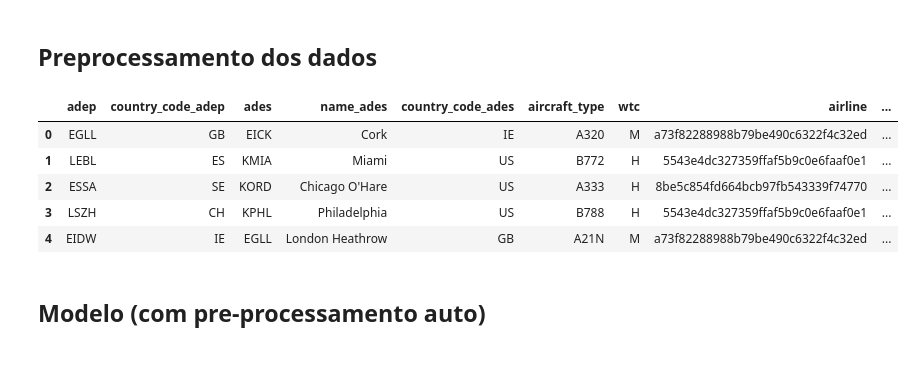
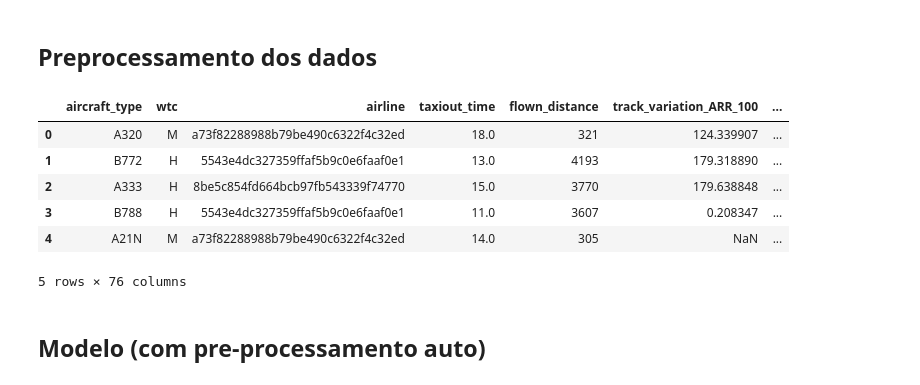
Before and after one commit to PRC-Data-Challenge-2024/team_tiny_rainbow, a Jupyter notebook: mlp.ipynb, the cells around one changed output. Saved outputs shown, nothing was run; the diff lists cells and outputs as text; code cells hidden in the pictures.

```diff
--- a/mlp.ipynb
+++ b/mlp.ipynb
@@ -3,28 +4,45 @@ from fastai.tabular.all import *
 # %% [markdown]
 ## Preprocessamento dos dados
 # %%
-def load(file_path):
-  df = pd.read_csv(file_path)
-  m, s = df['tow'].mean(), df['tow'].std()
-  df['date'] = pd.to_datetime(df['date'])
-  df['actual_offblock_time'] = pd.to_datetime(df['actual_offblock_time'])
-  df['arrival_time'] = pd.to_datetime(df['arrival_time'])
-  df['offblock_hour'] = df['actual_offblock_time'].dt.round('H').dt.hour
-  df['offblock_day_of_week'] = df['actual_offblock_time'].dt.dayofweek
-  df['offblock_month'] = df['actual_offblock_time'].dt.month
-  df = df.drop(columns=['flight_id','name_adep', 'callsign', 'actual_offblock_time', 'arrival_time', 'date'])
-  df['tow'] = (df['tow']-m)/s
-  return df, m, s # Roubando aqui na média e desvio padrão do dataset inteiro :p
-
-df, mean, std = load('challenge_set.csv')
+df = pd.read_csv('data/challenge_set_updated_v8.csv').replace([np.inf, -np.inf], np.nan)
+dmin, dmax = df.tow.min(), df.tow.max()
+df.tow = (df.tow - dmin) / (dmax - dmin)
+cat_names = ['aircraft_type',
+             'wtc',
+             'airline',
+             'offblock_hour',
+             'offblock_minute',
+             'offblock_day_of_week',
+             'offblock_month',
+             'offblock_week_of_year',
+             'offblock_season',
+             'arrival_hour',
+             'arrival_minute',
+             'is_offblock_weekend',
+             'is_offblock_rush_hour',
+             'flight_duration_category',
+             'adep_region',
+             'ades_region',
+             'same_country_flight',
+             'same_region_flight',
+             'flight_direction',
+             'is_intercontinental',
+             'Manufacturer',
+             'Model_FAA',
+             'Physical_Class_Engine',
+             'FAA_Weight',
+             'adep_geo_cluster',
+             'ades_geo_cluster']
+cont_names = list(set(df.columns) - set(cat_names) - set(['tow']))
 df.head()
 # %% [output]
-|  | adep | country_code_adep | ades | name_ades | country_code_ades | aircraft_type | wtc | airline | ... |
-| 0 | EGLL | GB | EICK | Cork | IE | A320 | M | a73f82288988b79be490c6322f4c32ed | ... |
-| 1 | LEBL | ES | KMIA | Miami | US | B772 | H | 5543e4dc327359ffaf5b9c0e6faaf0e1 | ... |
-| 2 | ESSA | SE | KORD | Chicago O'Hare | US | A333 | H | 8be5c854fd664bcb97fb543339f74770 | ... |
-| 3 | LSZH | CH | KPHL | Philadelphia | US | B788 | H | 5543e4dc327359ffaf5b9c0e6faaf0e1 | ... |
-| 4 | EIDW | IE | EGLL | London Heathrow | GB | A21N | M | a73f82288988b79be490c6322f4c32ed | ... |
+|  | aircraft_type | wtc | airline | taxiout_time | flown_distance | track_variation_ARR_100 | ... |
+| 0 | A320 | M | a73f82288988b79be490c6322f4c32ed | 18.0 | 321 | 124.339907 | ... |
+| 1 | B772 | H | 5543e4dc327359ffaf5b9c0e6faaf0e1 | 13.0 | 4193 | 179.318890 | ... |
+| 2 | A333 | H | 8be5c854fd664bcb97fb543339f74770 | 15.0 | 3770 | 179.638848 | ... |
+| 3 | B788 | H | 5543e4dc327359ffaf5b9c0e6faaf0e1 | 11.0 | 3607 | 0.208347 | ... |
+| 4 | A21N | M | a73f82288988b79be490c6322f4c32ed | 14.0 | 305 | NaN | ... |
+5 rows × 76 columns
 # %% [markdown]
 ## Modelo (com pre-processamento auto)
 # %%
```
Also changed, not shown: parts of 14 cells of this notebook, 2 other files.
